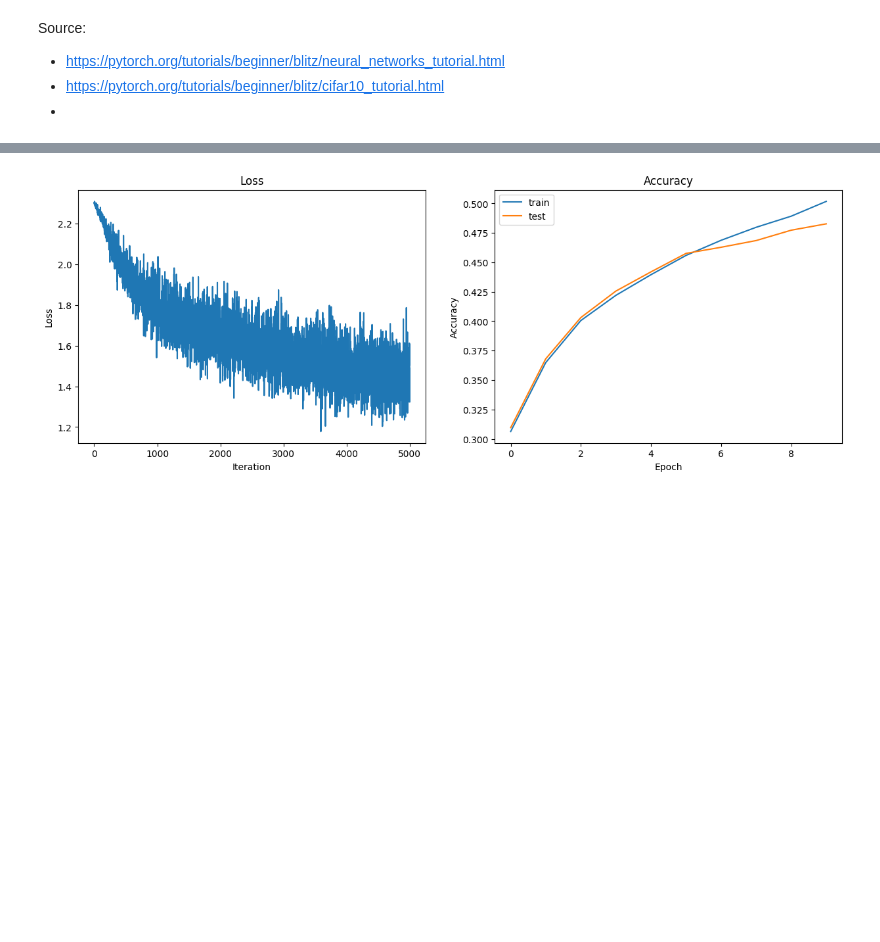
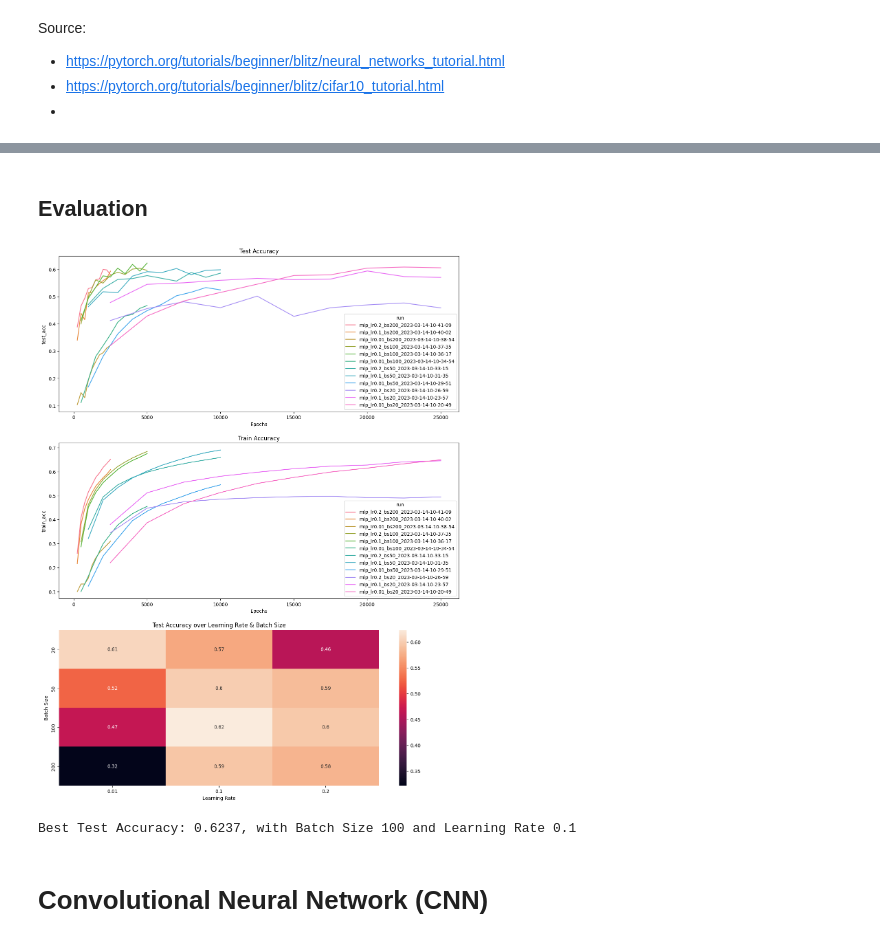
Before and after one commit to lukasreber/del_mc1, a Jupyter notebook: mc1.ipynb, the cells around one changed output, grey strips where cells are left out. Saved outputs shown, nothing was run; the diff lists cells and outputs as text; code cells hidden in the pictures; blank space fills up the shorter version.

Commit message:
read and plot results

```diff
--- a/mc1.ipynb
+++ b/mc1.ipynb
@@ -203,0 +231,27 @@ def plot_eval(stats):
+# %%
+def plot_results(summaries,configs,accuracies):
+    # prepare data
+    merged_data = pd.merge(summaries, configs, on='run')
+
+    # plot results
+    fig, axes = plt.subplots(3, figsize=(15,20))
+
+    # Test Accuracy
+    ax = sns.lineplot(data=accuracies, x='_step', y='test_acc', hue='run', ax=axes[0])
+    ax.set(xlabel='Epochs')
+    ax.title.set_text('Test Accuracy')
+
+    # Train Accuracy
+    ax2 = sns.lineplot(data=accuracies, x='_step', y='train_acc', hue='run', ax=axes[1])
+    ax2.set(xlabel='Epochs')
+    ax2.title.set_text('Train Accuracy')
+
+    # Heatmap
+    ax3 = sns.heatmap(pd.pivot_table(merged_data,index='batch_size',columns='learning_rate',values='test_acc',aggfunc='max'), annot=True, ax=axes[2])
+    ax3.set(xlabel='Learning Rate', ylabel='Batch Size')
+    ax3.title.set_text('Test Accuracy over Learning Rate & Batch Size')
+    plt.show()
+
+    # explain the results
+    best_run = merged_data.iloc[merged_data['test_acc'].idxmax()]
+    print(f'Best Test Accuracy: {best_run.test_acc}, with Batch Size {best_run.batch_size} and Learning Rate {best_run.learning_rate}' )
@@ -284,4 +297,0 @@ Find logs at: ./wandb/run-20230308_104459-bdpsc9jm/logs
-# %%
-plot_eval(mlp_1)
-# %% [output]
-[figure, removed]
@@ -287,0 +343,11 @@ plot_eval(mlp_1)
+# %% [markdown]
+## Evaluation
+# %%
+summary, configs, accuracies, losses = get_logs(sweep_id)
+
+plot_results(summary, configs, accuracies)
+# %% [output]
+[figure, added]
+Best Test Accuracy: 0.6237, with Batch Size 100 and Learning Rate 0.1
+# %% [markdown]
+# Convolutional Neural Network (CNN)
```
Also changed, not shown: parts of 13 cells of this notebook.
